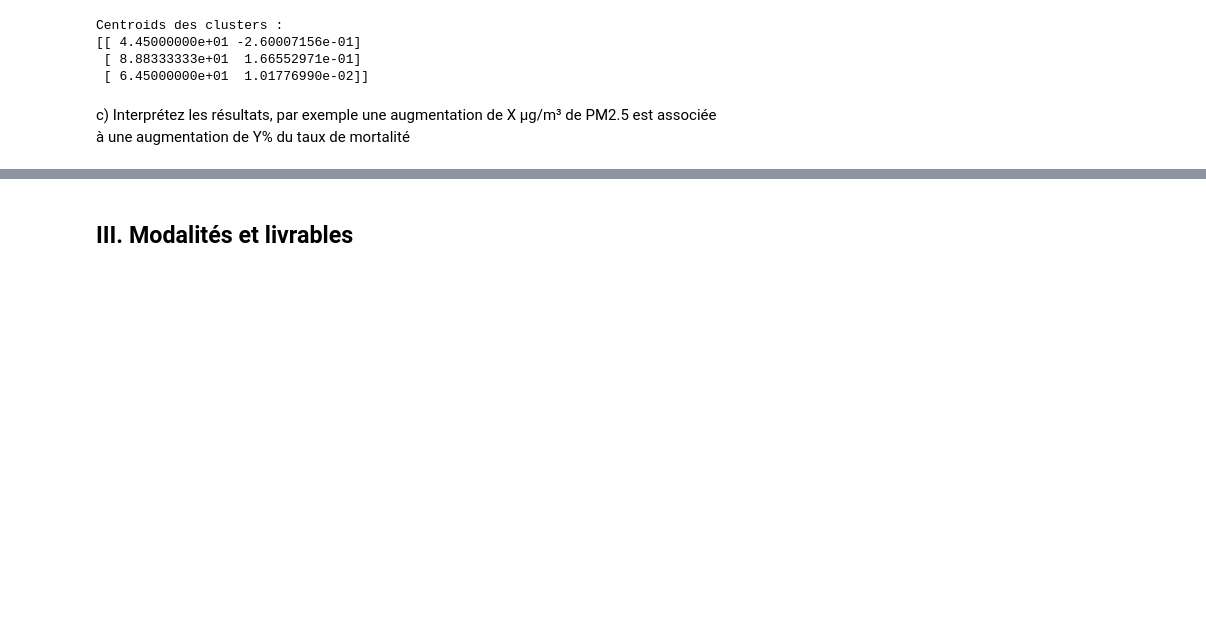
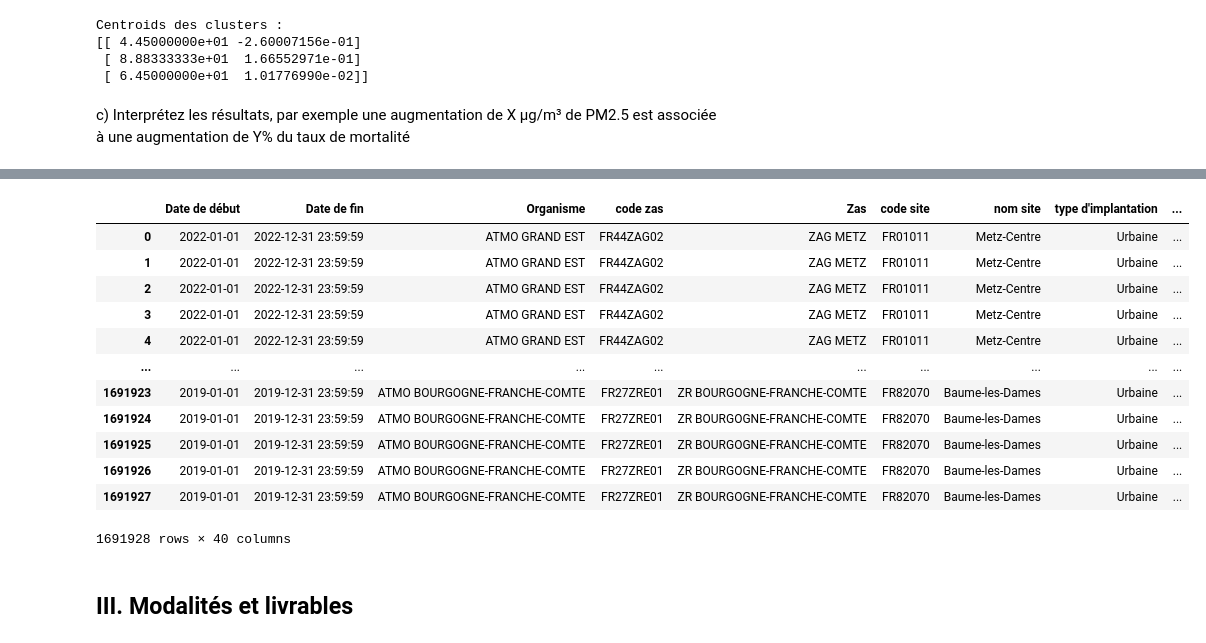
Before and after one commit to hemza1/Projet_Exploration_Donn-es, a Jupyter notebook: Projet_ED.ipynb, the cells around one changed output, grey strips where cells are left out. Saved outputs shown, nothing was run; the diff lists cells and outputs as text; code cells hidden in the pictures; blank space fills up the shorter version.

```diff
--- a/Projet_ED.ipynb
+++ b/Projet_ED.ipynb
@@ -1628,3 +1735,19 @@ c)	Interprétez les résultats, par exemple une augmentation de X µg/m³ de PM2
+# %%
+df_merged_gaz
+# %% [output]
+|  | Date de début | Date de fin | Organisme | code zas | Zas | code site | nom site | type d'implantation | ... |
+| 0 | 2022-01-01 | 2022-12-31 23:59:59 | ATMO GRAND EST | FR44ZAG02 | ZAG METZ | FR01011 | Metz-Centre | Urbaine | ... |
+| 1 | 2022-01-01 | 2022-12-31 23:59:59 | ATMO GRAND EST | FR44ZAG02 | ZAG METZ | FR01011 | Metz-Centre | Urbaine | ... |
+| 2 | 2022-01-01 | 2022-12-31 23:59:59 | ATMO GRAND EST | FR44ZAG02 | ZAG METZ | FR01011 | Metz-Centre | Urbaine | ... |
+| 3 | 2022-01-01 | 2022-12-31 23:59:59 | ATMO GRAND EST | FR44ZAG02 | ZAG METZ | FR01011 | Metz-Centre | Urbaine | ... |
+| 4 | 2022-01-01 | 2022-12-31 23:59:59 | ATMO GRAND EST | FR44ZAG02 | ZAG METZ | FR01011 | Metz-Centre | Urbaine | ... |
+| ... | ... | ... | ... | ... | ... | ... | ... | ... | ... |
+| 1691923 | 2019-01-01 | 2019-12-31 23:59:59 | ATMO BOURGOGNE-FRANCHE-COMTE | FR27ZRE01 | ZR BOURGOGNE-FRANCHE-COMTE | FR82070 | Baume-les-Dames | Urbaine | ... |
+| 1691924 | 2019-01-01 | 2019-12-31 23:59:59 | ATMO BOURGOGNE-FRANCHE-COMTE | FR27ZRE01 | ZR BOURGOGNE-FRANCHE-COMTE | FR82070 | Baume-les-Dames | Urbaine | ... |
+| 1691925 | 2019-01-01 | 2019-12-31 23:59:59 | ATMO BOURGOGNE-FRANCHE-COMTE | FR27ZRE01 | ZR BOURGOGNE-FRANCHE-COMTE | FR82070 | Baume-les-Dames | Urbaine | ... |
+| 1691926 | 2019-01-01 | 2019-12-31 23:59:59 | ATMO BOURGOGNE-FRANCHE-COMTE | FR27ZRE01 | ZR BOURGOGNE-FRANCHE-COMTE | FR82070 | Baume-les-Dames | Urbaine | ... |
+| 1691927 | 2019-01-01 | 2019-12-31 23:59:59 | ATMO BOURGOGNE-FRANCHE-COMTE | FR27ZRE01 | ZR BOURGOGNE-FRANCHE-COMTE | FR82070 | Baume-les-Dames | Urbaine | ... |
+1691928 rows × 40 columns
 # %% [markdown]
 ## III. Modalités et livrables
 # %% [markdown]
```
Also changed, not shown: parts of 4 cells of this notebook, 1 other file.
